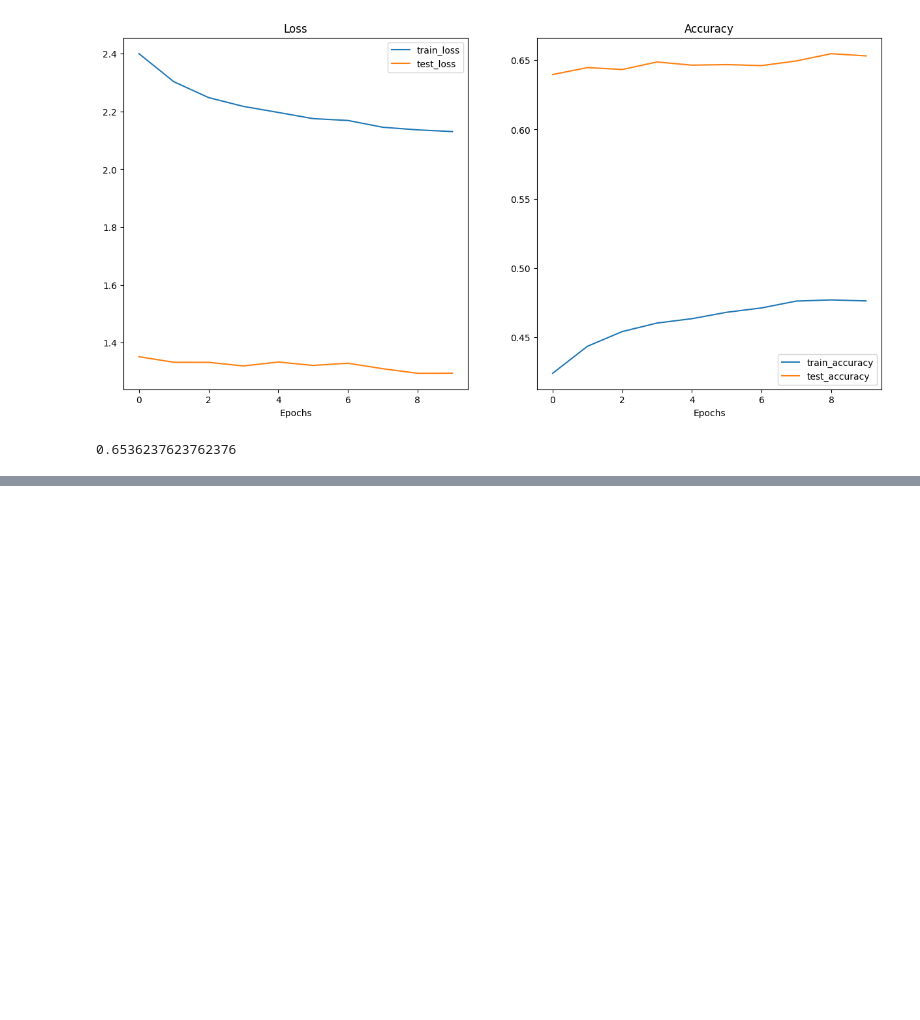
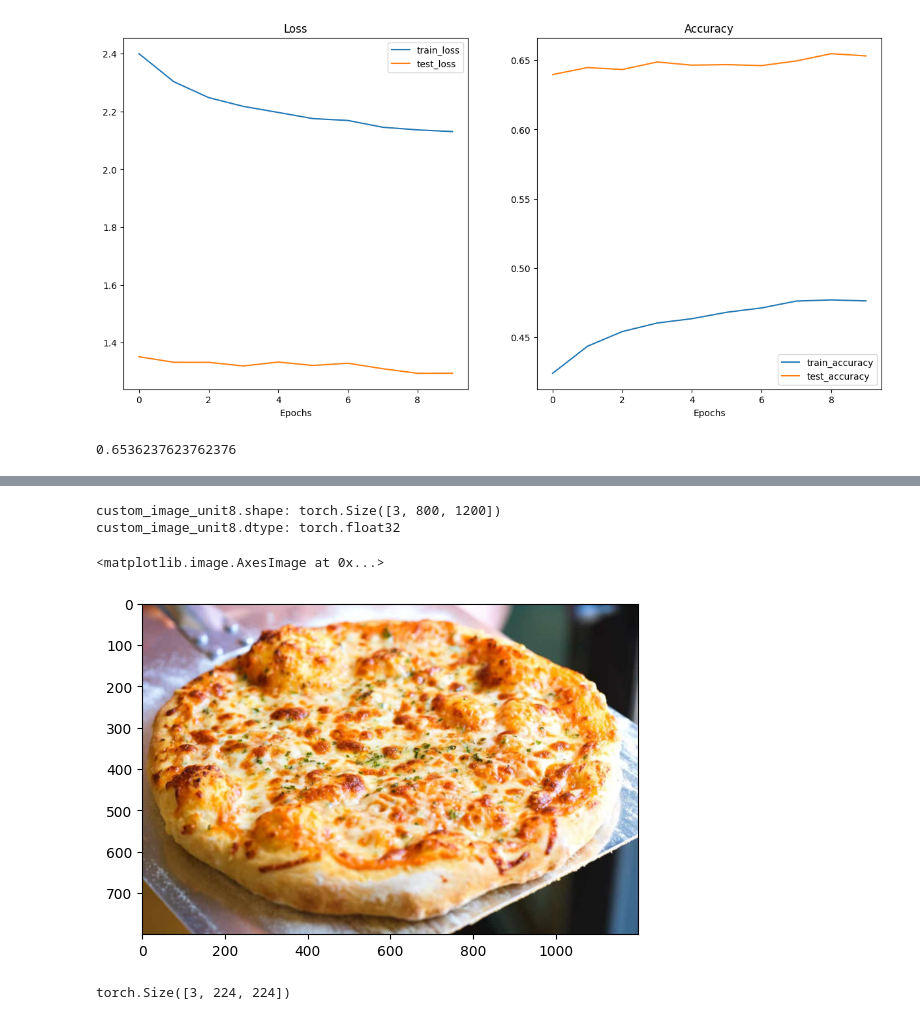
Before and after one commit to Fidel04/OneAlpha, a Jupyter notebook: Notebooks/resnet18.ipynb, the cells around one changed output, grey strips where cells are left out. Drawn from its saved outputs; the diff is of its cells as text; code cells hidden in the pictures; blank space fills up the shorter version.

```diff
--- a/Notebooks/resnet18.ipynb
+++ b/Notebooks/resnet18.ipynb
@@ -300,3 +302,17 @@ fig, ax = plot_confusion_matrix(conf_mat=confmat_tensor.numpy(),
                                 figsize=(100,100))
 # %% [output]
 [figure]
+# %%
+custom_image_path = Path("custom samples/pizza.jpg")
+
+custom_image = torchvision.io.read_image(str(custom_image_path)).type(torch.float32)/255
+print(f"custom_image_unit8.shape: {custom_image.shape}")
+print(f"custom_image_unit8.dtype: {custom_image.dtype}")
+# %% [output]
+custom_image_unit8.shape: torch.Size([3, 800, 1200])
+custom_image_unit8.dtype: torch.float32
+# %%
+plt.imshow(custom_image.permute(1,2,0))
+# %% [output]
+<matplotlib.image.AxesImage at 0x...>
+[figure, added]
@@ -302,0 +327,5 @@ fig, ax = plot_confusion_matrix(conf_mat=confmat_tensor.numpy(),
+# %%
+custom_image_transformed = custom_transform(custom_image)
+custom_image_transformed.shape
+# %% [output]
+torch.Size([3, 224, 224])
```
Also changed, not shown: parts of 7 cells of this notebook, 10 other files.
